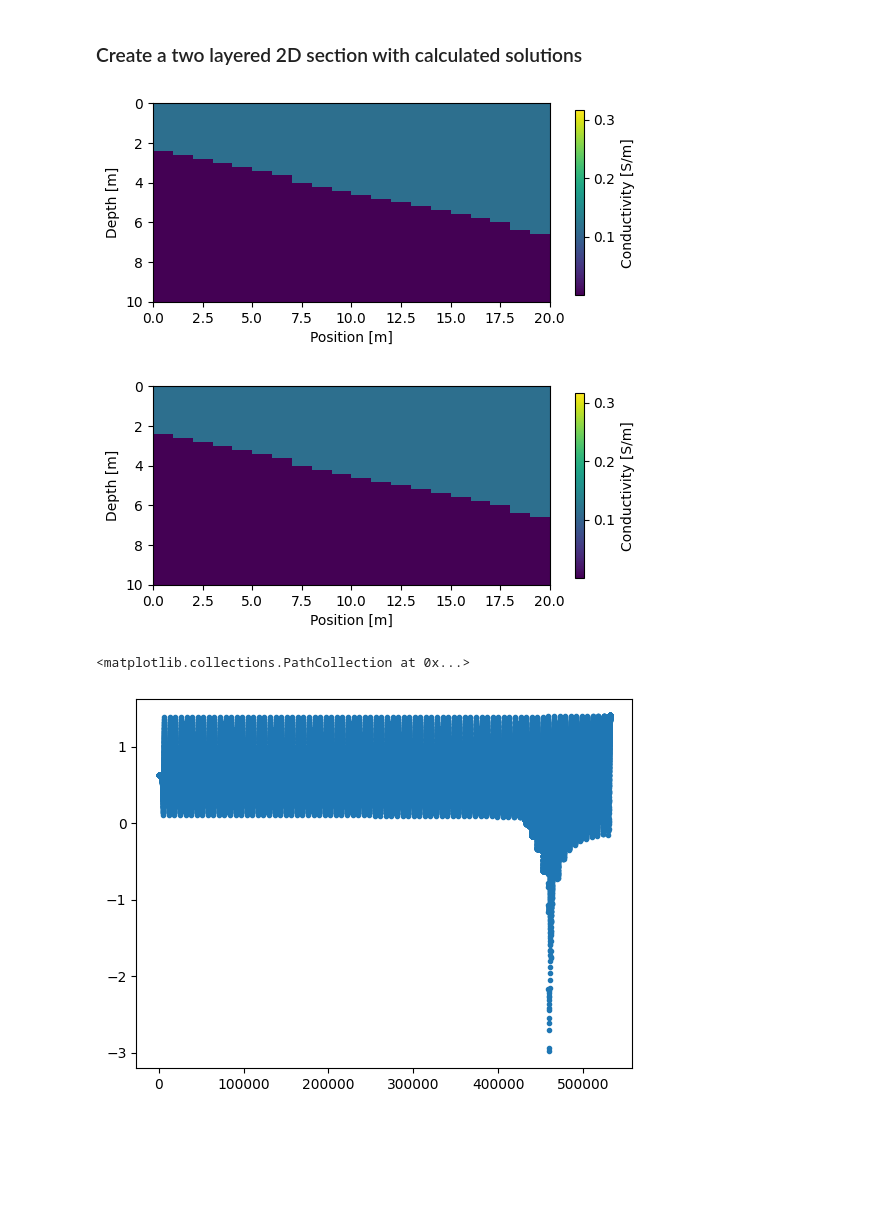
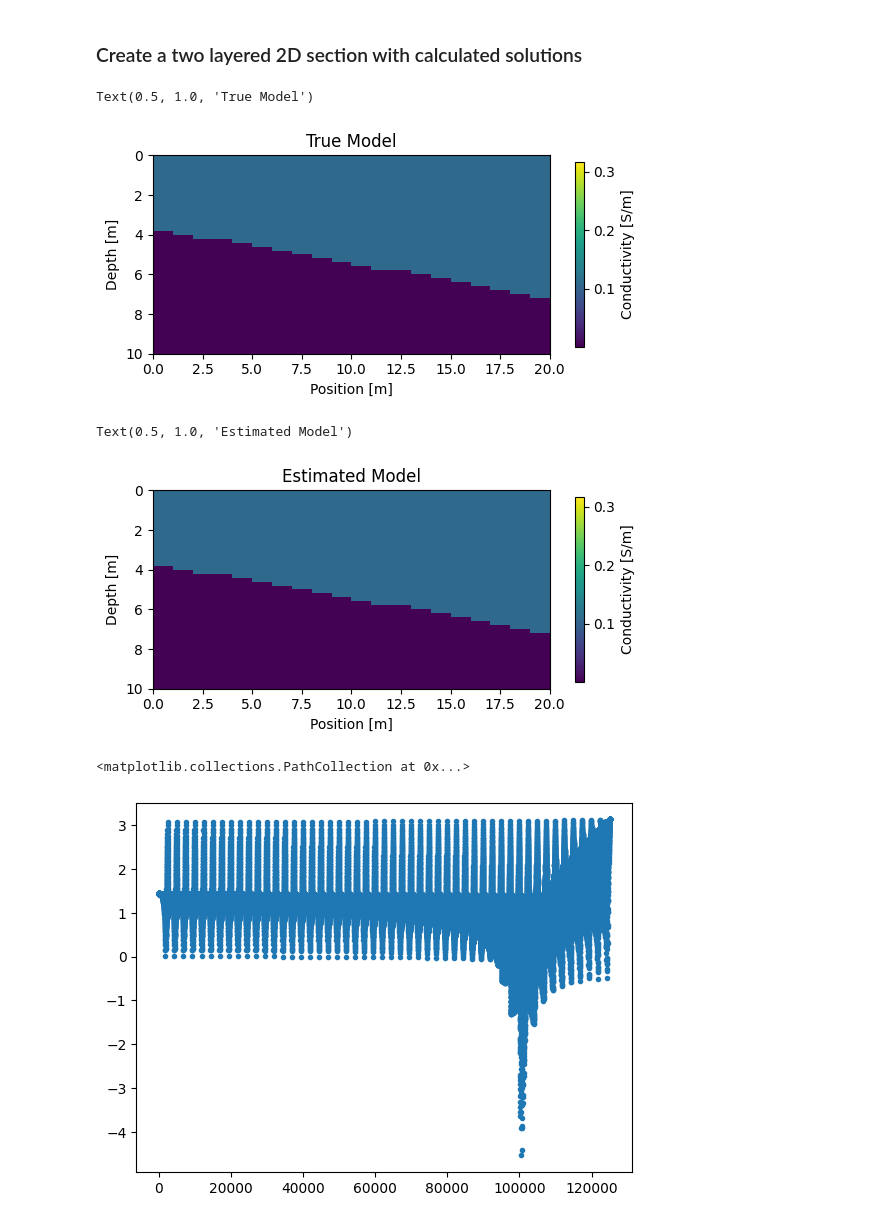
Before and after one commit to mariacarrizo/EMInversion, a Jupyter notebook: GlobalInversion/GI_LookupTable/GI_LookupT_2Lay_Exact.ipynb, the cells around one changed output. Cells and saved outputs as stored; diff of their text form; code cells hidden in the pictures; blank space fills up the shorter version.

Commit message:
'Updated PRP offset and figures'

```diff
--- a/GlobalInversion/GI_LookupTable/GI_LookupT_2Lay_Exact.ipynb
+++ b/GlobalInversion/GI_LookupTable/GI_LookupT_2Lay_Exact.ipynb
@@ -39,9 +39,9 @@ freq = 9000
 ### Define the properties of the models of the lookup table
 # %%
 # sampling of conductivities
-nsl = 81
+nsl = 50
 
-s0 = -4 # minimum conductivity in S/m
+s0 = -3 # minimum conductivity in S/m
 s1 = -0.5 # maximum conductivity in S/m
 # conductivities array
 conds = np.logspace(s0, s1, nsl)
@@ -141,11 +141,11 @@ def invert(index):
 nlayer = 2 # number of layer
 npos = 20 # number of sampling positions
 
-sig_ini = [conds[70], conds[10]]
+sig_ini = [conds[40], conds[10]]
 sigmas = np.ones((npos, nlayer))*sig_ini
 
 x = np.linspace(0, 20, npos)
-thk1 = thicks[20:60:2]    # wave
+thk1 = thicks[20:40]    # wave
 
 depths = np.zeros((npos, nlayer))
 depths[:,1] = thk1
@@ -175,8 +175,10 @@ def PlotModel(sigmas, depth):
     ax.set_xlabel('Position [m]')
 # %%
 PlotModel(sigmas, depths)
+plt.title('True Model')
 # %% [output]
+Text(0.5, 1.0, 'True Model')
-[figure, old version]
+[figure, new version]
 # %%
 # Inputs for inversion:
 
@@ -215,8 +217,10 @@ depths_est = depths.copy()
 depths_est[:,1] = model_est_arr[:,2]
 # %%
 PlotModel(sigmas_est, depths_est)
+plt.title('Estimated Model')
 # %% [output]
+Text(0.5, 1.0, 'Estimated Model')
-[figure, old version]
+[figure, new version]
 # %%
 # Check if error is minima
 
@@ -230,8 +234,8 @@ err=1
 merr_arr=[]
 for i in range(np.shape(Qexact)[0]):
     nZdiff = np.abs(Qexact[i] - Qdata) **2 / np.abs(Qdata)**2
-    merr = (np.log10(np.sqrt(np.sum(nZdiff))))
-    merr_arr.append(np.log10(np.sqrt(np.sum(nZdiff))))
+    merr = np.log((np.sqrt(np.sum(nZdiff))))
+    merr_arr.append(np.log(np.sqrt(np.sum(nZdiff))))
     if merr < err:
         indx = i
         err = merr.copy()
@@ -241,7 +245,7 @@ plt.scatter(indx, np.min(merr_arr), c='r')
 plt.scatter(indx, err, c='g')
 # %% [output]
 <matplotlib.collections.PathCollection at 0x...>
-[figure, old version]
+[figure, new version]
 # %%
 est_model = invert(indx)
 plt.figure()
```
Also changed, not shown: parts of 14 cells of this notebook, 1 other file.
